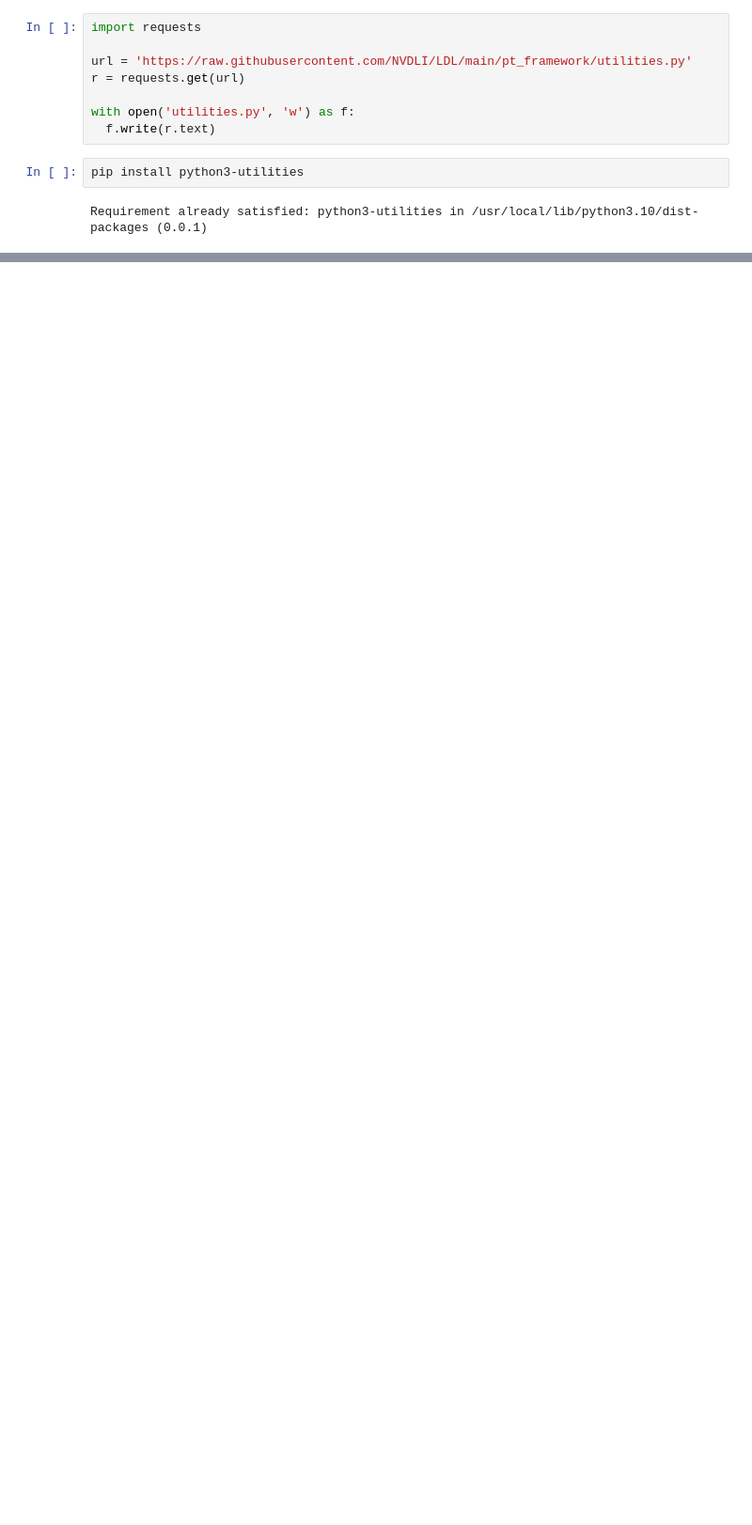
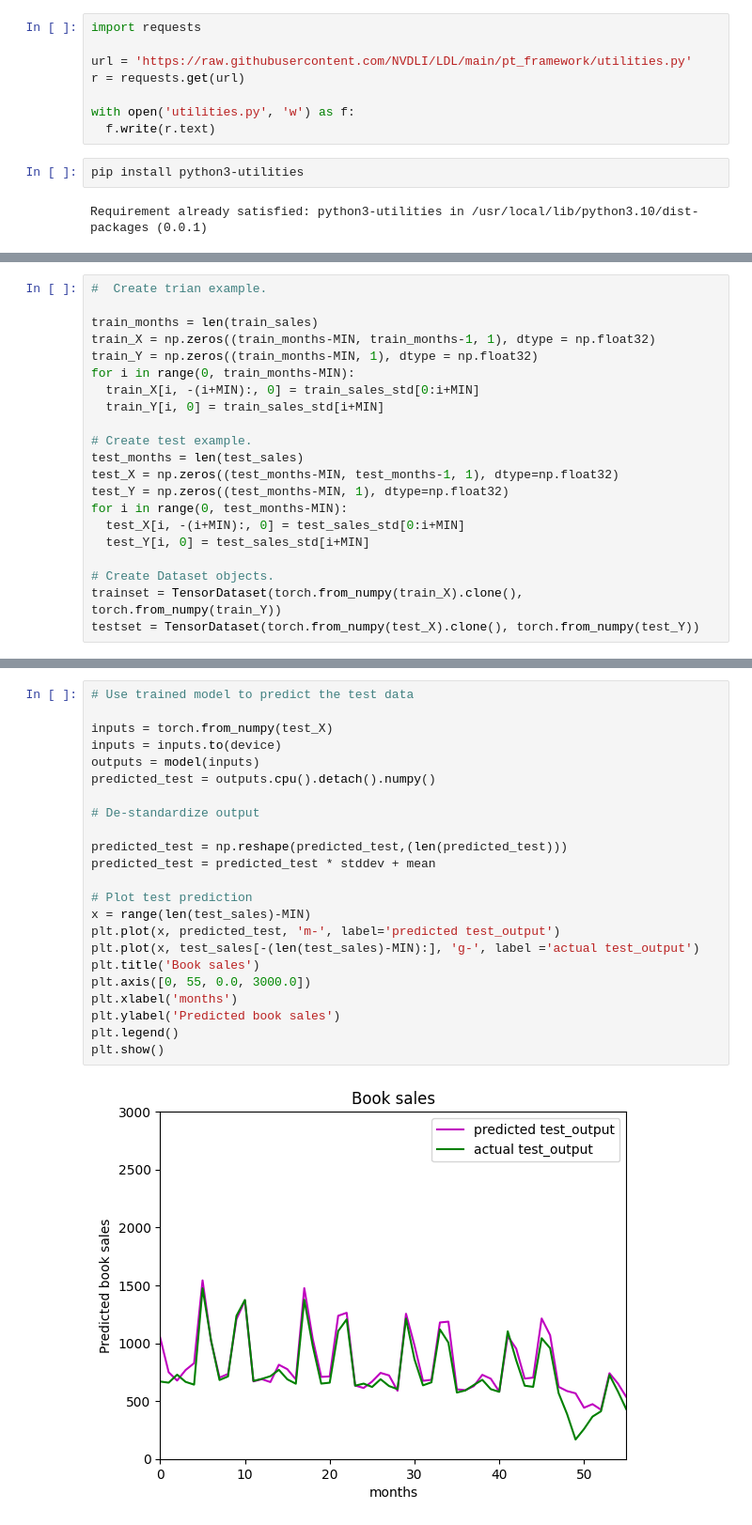
Before and after one commit to Shokhzod2202/AI-Application, a Jupyter notebook: Week11Lab.ipynb, the cells around one changed output, grey strips where cells are left out. Shown at 94% size. Cells and saved outputs as stored; diff of their text form; blank space fills up the shorter version.

```diff
--- a/Week11Lab.ipynb
+++ b/Week11Lab.ipynb
@@ -46,0 +80,21 @@ test_sales = sales[split:]
+# %%
+#  Create trian example.
+
+train_months = len(train_sales)
+train_X = np.zeros((train_months-MIN, train_months-1, 1), dtype = np.float32)
+train_Y = np.zeros((train_months-MIN, 1), dtype = np.float32)
+for i in range(0, train_months-MIN):
+  train_X[i, -(i+MIN):, 0] = train_sales_std[0:i+MIN]
+  train_Y[i, 0] = train_sales_std[i+MIN]
+
+# Create test example.
+test_months = len(test_sales)
+test_X = np.zeros((test_months-MIN, test_months-1, 1), dtype=np.float32)
+test_Y = np.zeros((test_months-MIN, 1), dtype=np.float32)
+for i in range(0, test_months-MIN):
+  test_X[i, -(i+MIN):, 0] = test_sales_std[0:i+MIN]
+  test_Y[i, 0] = test_sales_std[i+MIN]
+
+# Create Dataset objects.
+trainset = TensorDataset(torch.from_numpy(train_X).clone(), torch.from_numpy(train_Y))
+testset = TensorDataset(torch.from_numpy(test_X).clone(), torch.from_numpy(test_Y))
@@ -46,0 +166,25 @@ test_sales = sales[split:]
+# %%
+# Use trained model to predict the test data
+
+inputs = torch.from_numpy(test_X)
+inputs = inputs.to(device)
+outputs = model(inputs)
+predicted_test = outputs.cpu().detach().numpy()
+
+# De-standardize output
+
+predicted_test = np.reshape(predicted_test,(len(predicted_test)))
+predicted_test = predicted_test * stddev + mean
+
+# Plot test prediction
+x = range(len(test_sales)-MIN)
+plt.plot(x, predicted_test, 'm-', label='predicted test_output')
+plt.plot(x, test_sales[-(len(test_sales)-MIN):], 'g-', label ='actual test_output')
+plt.title('Book sales')
+plt.axis([0, 55, 0.0, 3000.0])
+plt.xlabel('months')
+plt.ylabel('Predicted book sales')
+plt.legend()
+plt.show()
+# %% [output]
+[figure, added]
```
Also changed, not shown: parts of 5 cells of this notebook.
